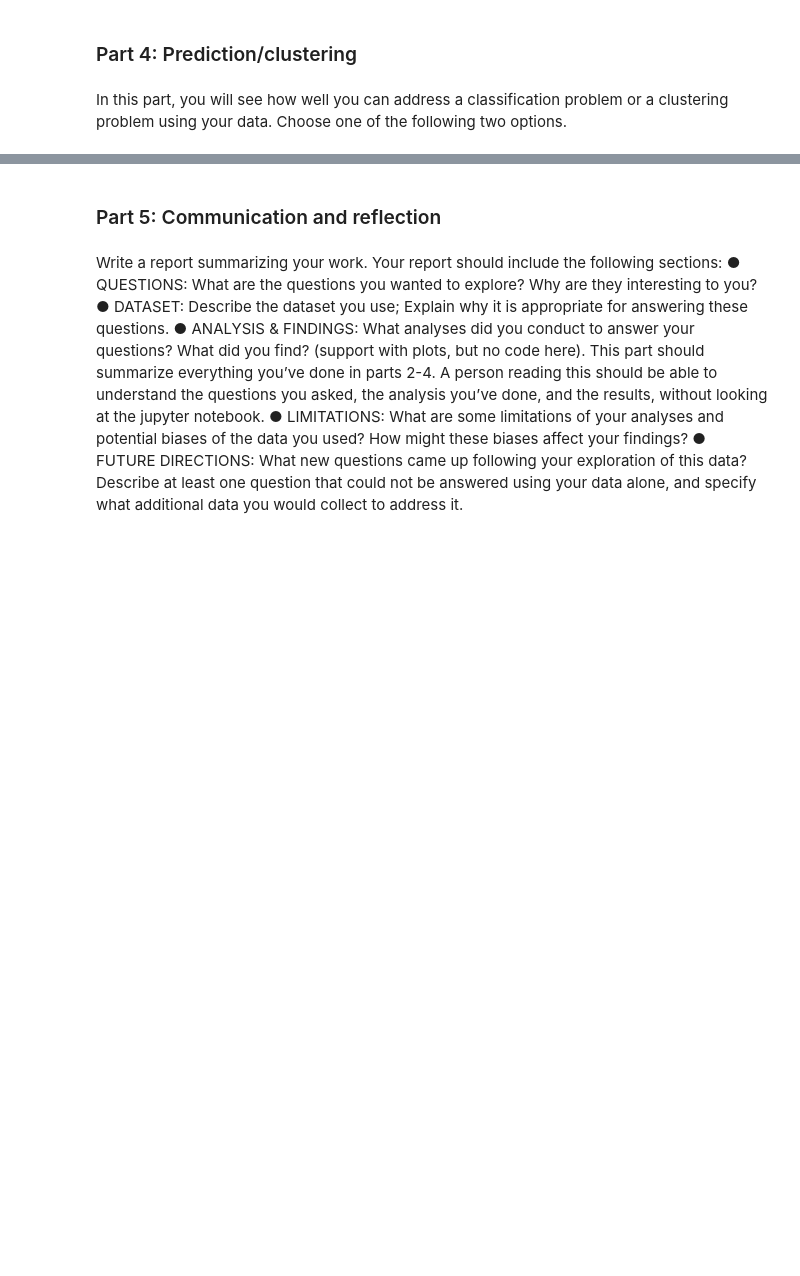
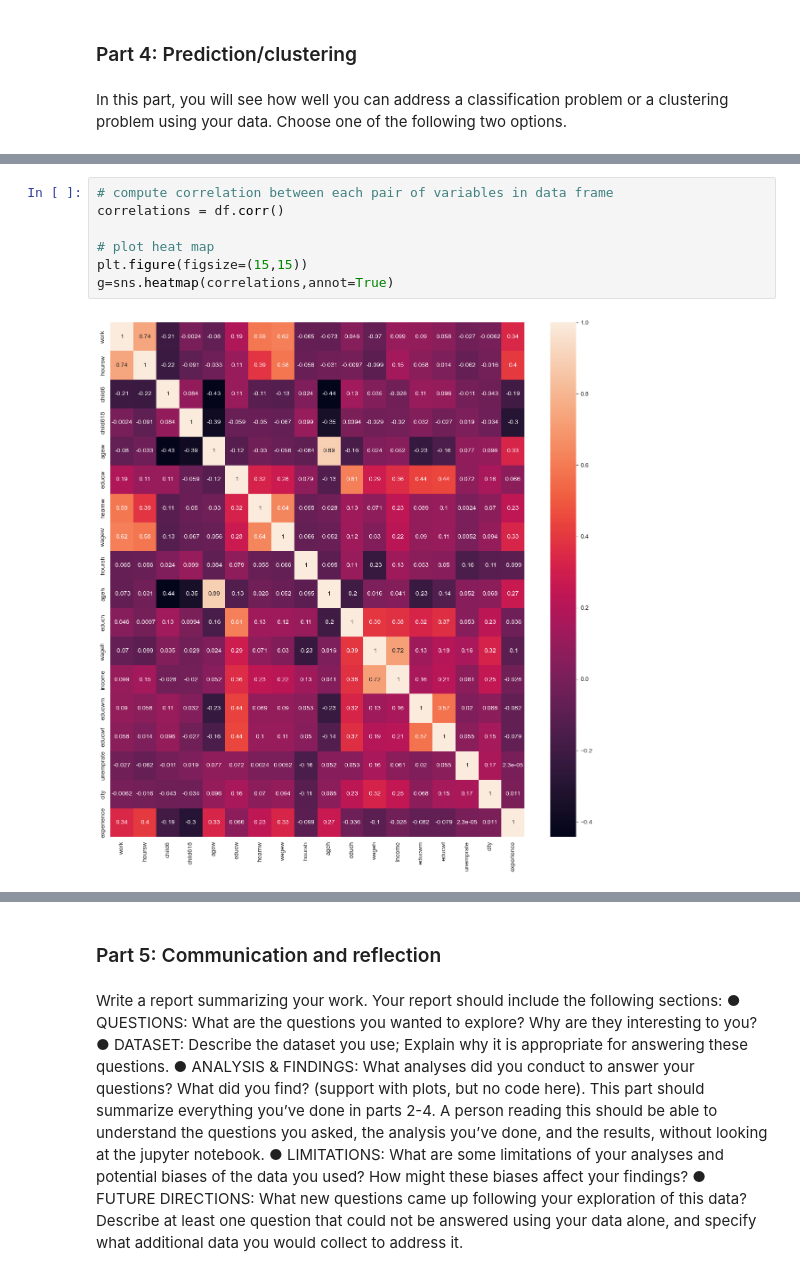
Before and after one commit to LiorBenSidi/Mini-Project, a Jupyter notebook: Mini-Project.ipynb, the cells around one changed output, grey strips where cells are left out. Saved outputs shown, nothing was run; the diff lists cells and outputs as text; blank space fills up the shorter version.

```diff
--- a/Mini-Project.ipynb
+++ b/Mini-Project.ipynb
@@ -555,0 +543,9 @@ these variables.
+# %%
+# compute correlation between each pair of variables in data frame
+correlations = df.corr()
+
+# plot heat map
+plt.figure(figsize=(15,15))
+g=sns.heatmap(correlations,annot=True)
+# %% [output]
+[figure, added]
```
Also changed, not shown: parts of 18 cells of this notebook.
